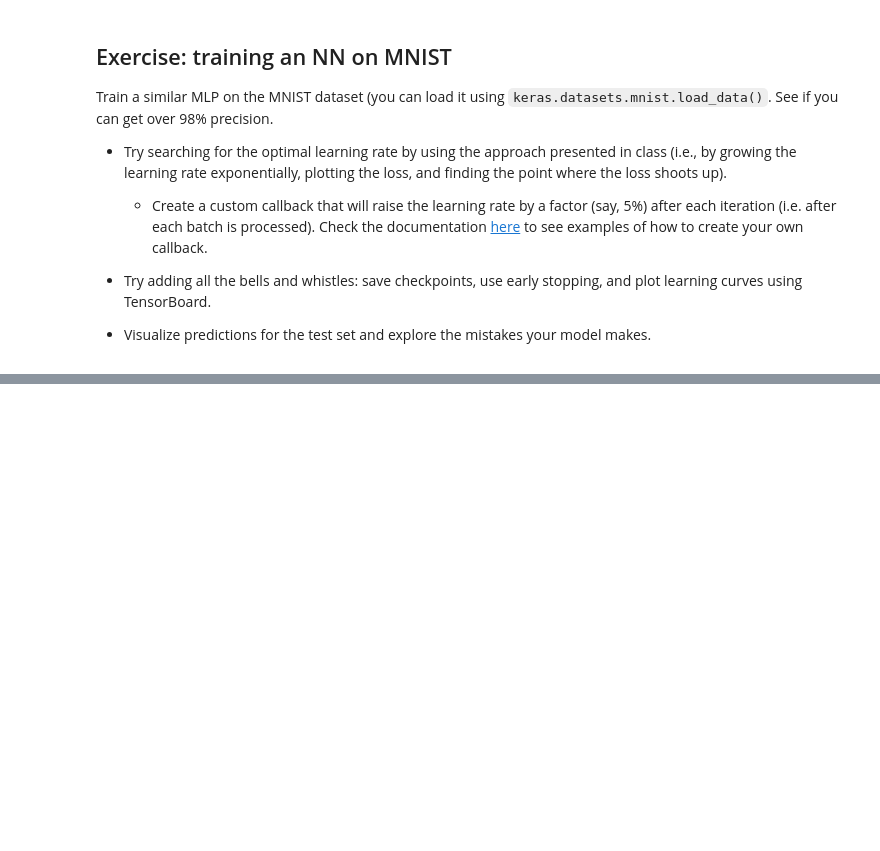
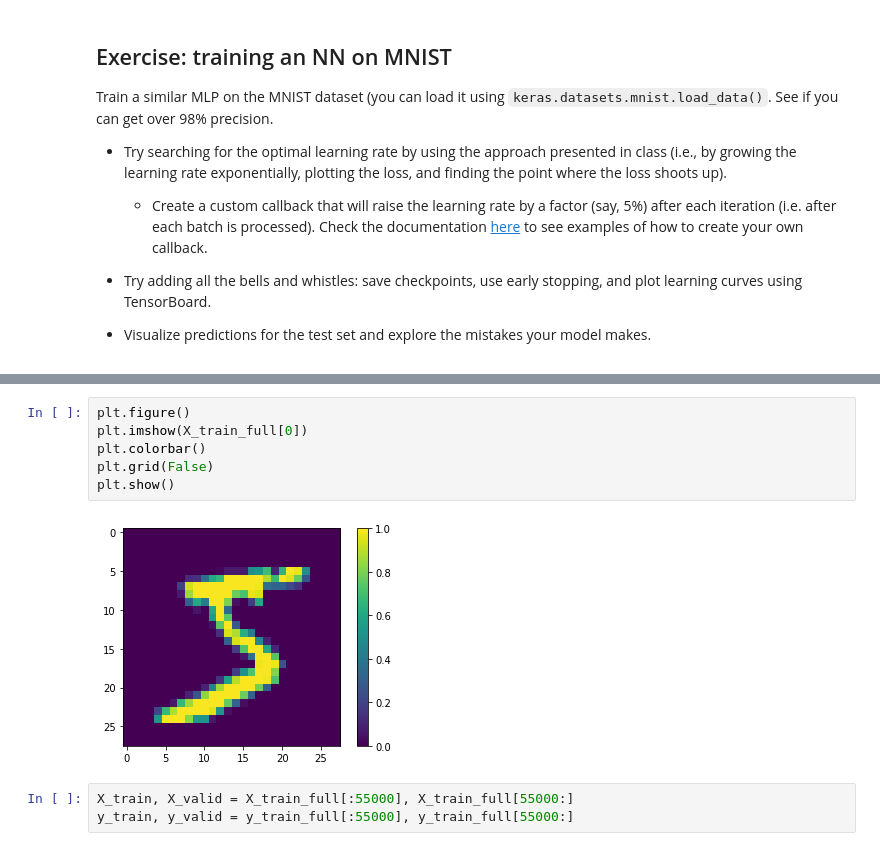
Before and after one commit to bendurand/hello-world, a Jupyter notebook: LabAssignementNNwithKeras.ipynb, the cells around one changed output, grey strips where cells are left out. Saved outputs shown, nothing was run; the diff lists cells and outputs as text; blank space fills up the shorter version.

```diff
--- a/LabAssignementNNwithKeras.ipynb
+++ b/LabAssignementNNwithKeras.ipynb
@@ -853,0 +871,11 @@ Train a similar MLP on the MNIST dataset (you can load it using `keras.datasets.
+# %%
+plt.figure()
+plt.imshow(X_train_full[0])
+plt.colorbar()
+plt.grid(False)
+plt.show()
+# %% [output]
+[figure, added]
+# %%
+X_train, X_valid = X_train_full[:55000], X_train_full[55000:]
+y_train, y_valid = y_train_full[:55000], y_train_full[55000:]
```
Also changed, not shown: parts of 9 cells of this notebook.
